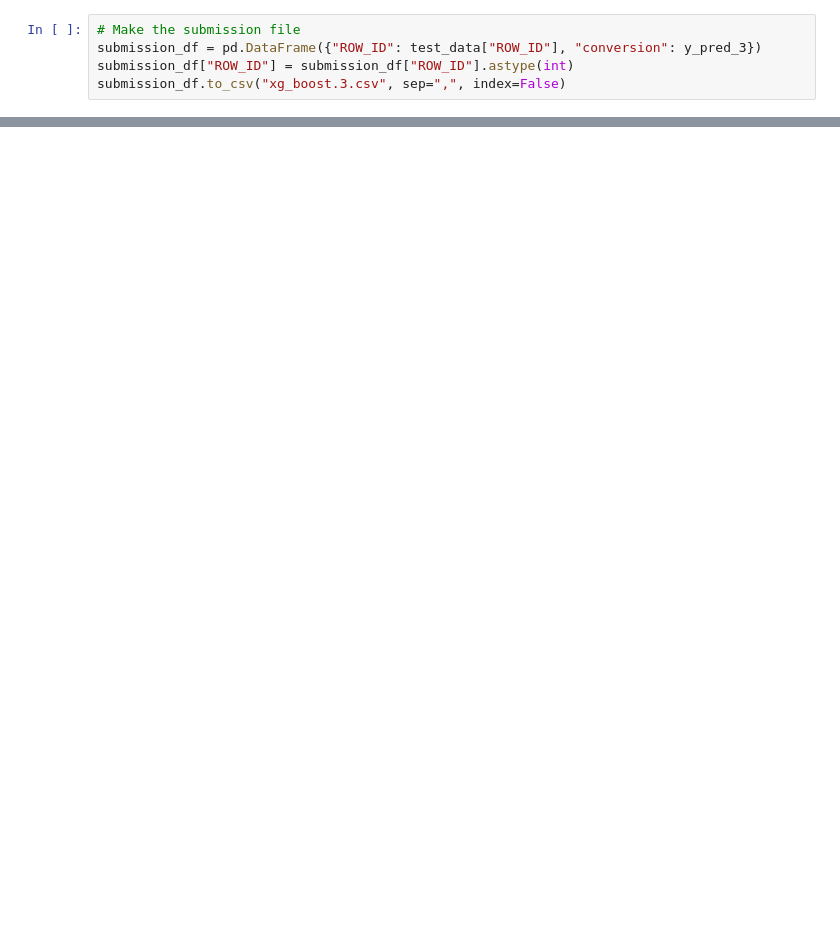
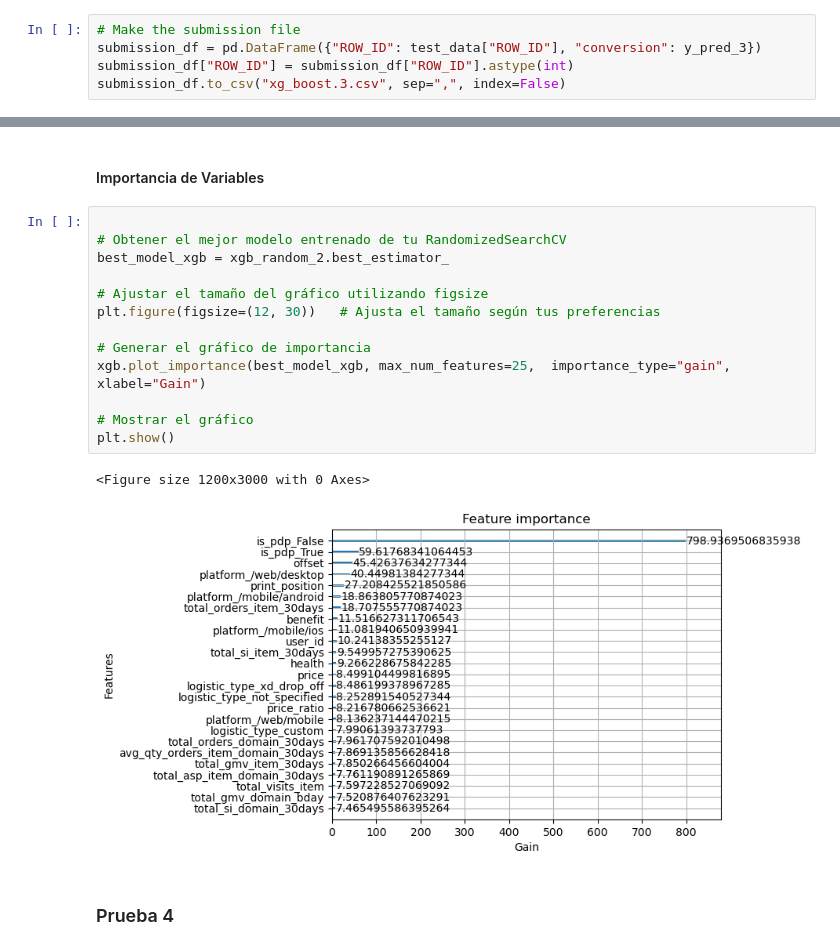
Before and after one commit to azulnogueraa/Prediccion_de_Conversion_IA, a Jupyter notebook: analisis.ipynb, the cells around one changed output, grey strips where cells are left out. Cells and saved outputs as stored; diff of their text form; blank space fills up the shorter version.

```diff
--- a/analisis.ipynb
+++ b/analisis.ipynb
@@ -598,0 +758,20 @@ submission_df.to_csv("xg_boost.3.csv", sep=",", index=False)
+# %% [markdown]
+#### Importancia de Variables
+# %%
+
+# Obtener el mejor modelo entrenado de tu RandomizedSearchCV
+best_model_xgb = xgb_random_2.best_estimator_
+
+# Ajustar el tamaño del gráfico utilizando figsize
+plt.figure(figsize=(12, 30))   # Ajusta el tamaño según tus preferencias
+
+# Generar el gráfico de importancia
+xgb.plot_importance(best_model_xgb, max_num_features=25,  importance_type="gain", xlabel="Gain")
+
+# Mostrar el gráfico
+plt.show()
+# %% [output]
+<Figure size 1200x3000 with 0 Axes>
+[figure, added]
+# %% [markdown]
+### Prueba 4
```
Also changed, not shown: parts of 56 cells of this notebook.
